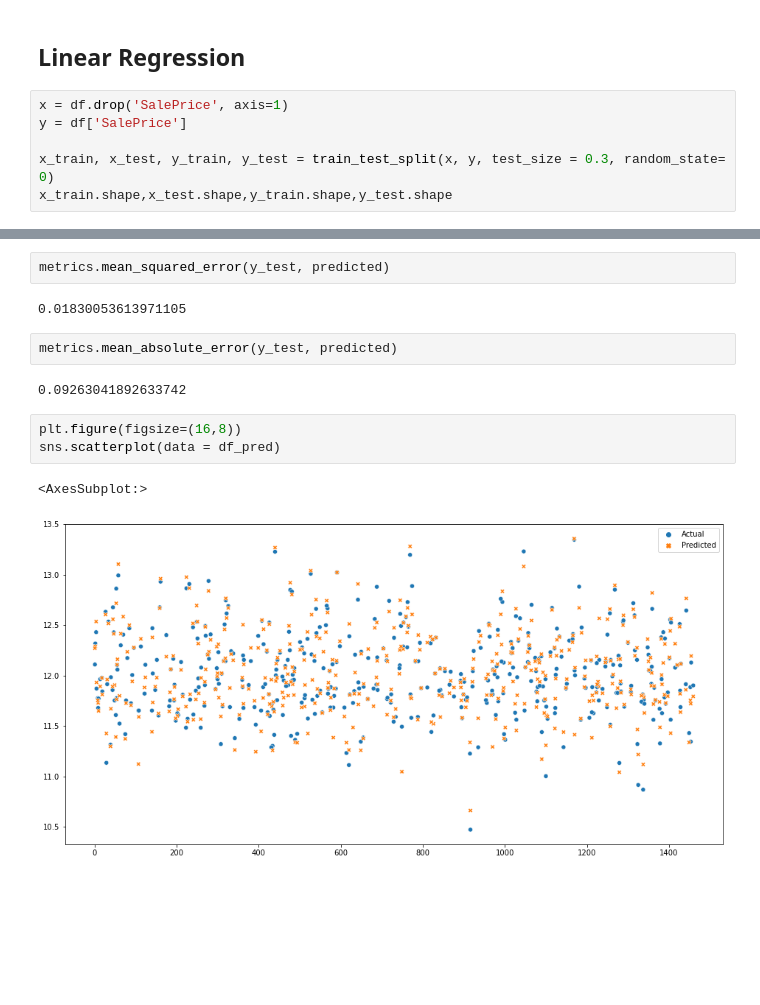
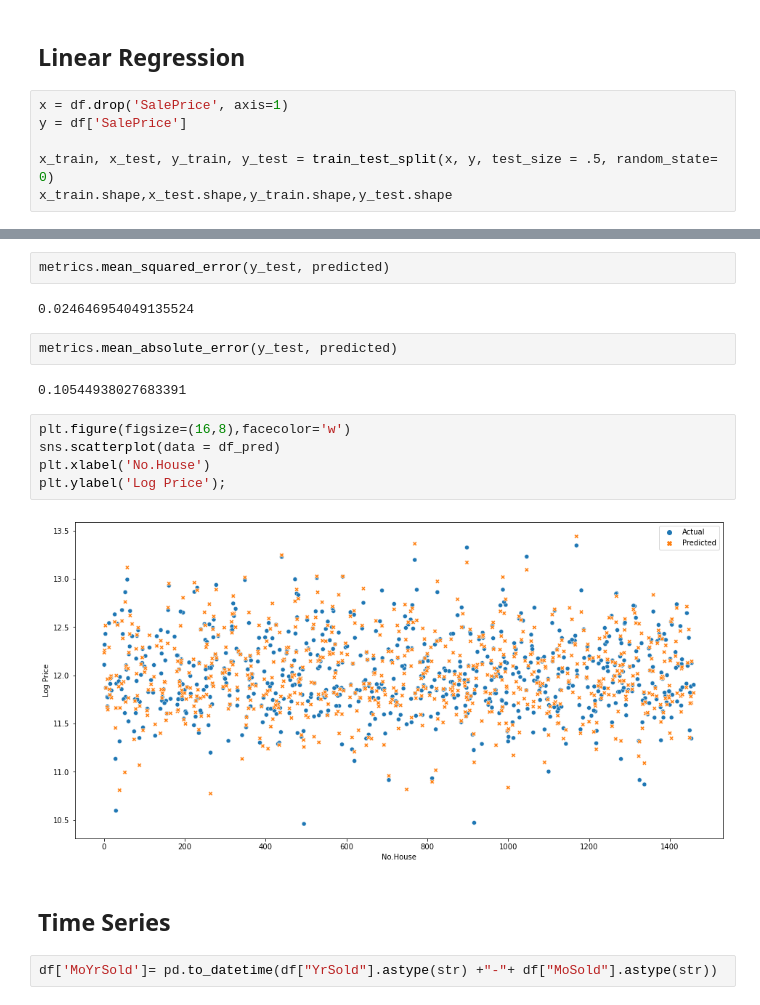
Before and after one commit to ta-data-mexpt/statistical-analysis-project, a Jupyter notebook: project-statistical-analysis.ipynb, the cells around one changed output, grey strips where cells are left out. Drawn from its saved outputs; the diff is of its cells as text; blank space fills up the shorter version.

```diff
--- a/project-statistical-analysis.ipynb
+++ b/project-statistical-analysis.ipynb
@@ -327,6 +324,6 @@ df = pd.get_dummies(df)
 x = df.drop('SalePrice', axis=1)
 y = df['SalePrice']
 
-x_train, x_test, y_train, y_test = train_test_split(x, y, test_size = 0.3, random_state= 0)
+x_train, x_test, y_train, y_test = train_test_split(x, y, test_size = .5, random_state= 0)
 x_train.shape,x_test.shape,y_train.shape,y_test.shape
 # %% [output]
@@ -359,14 +356,19 @@ display(df_pred)
 # %%
 metrics.mean_squared_error(y_test, predicted)
 # %% [output]
-0.01830053613971105
+0.024646954049135524
 # %%
 metrics.mean_absolute_error(y_test, predicted)
 # %% [output]
-0.09263041892633742
+0.10544938027683391
 # %%
-plt.figure(figsize=(16,8))
+plt.figure(figsize=(16,8),facecolor='w')
 sns.scatterplot(data = df_pred)
+plt.xlabel('No.House')
+plt.ylabel('Log Price');
 # %% [output]
-<AxesSubplot:>
-[figure, old version]
+[figure, new version]
+# %% [markdown]
+## Time Series
+# %%
+df['MoYrSold']= pd.to_datetime(df["YrSold"].astype(str) +"-"+ df["MoSold"].astype(str))
```
Also changed, not shown: parts of 25 cells of this notebook.
